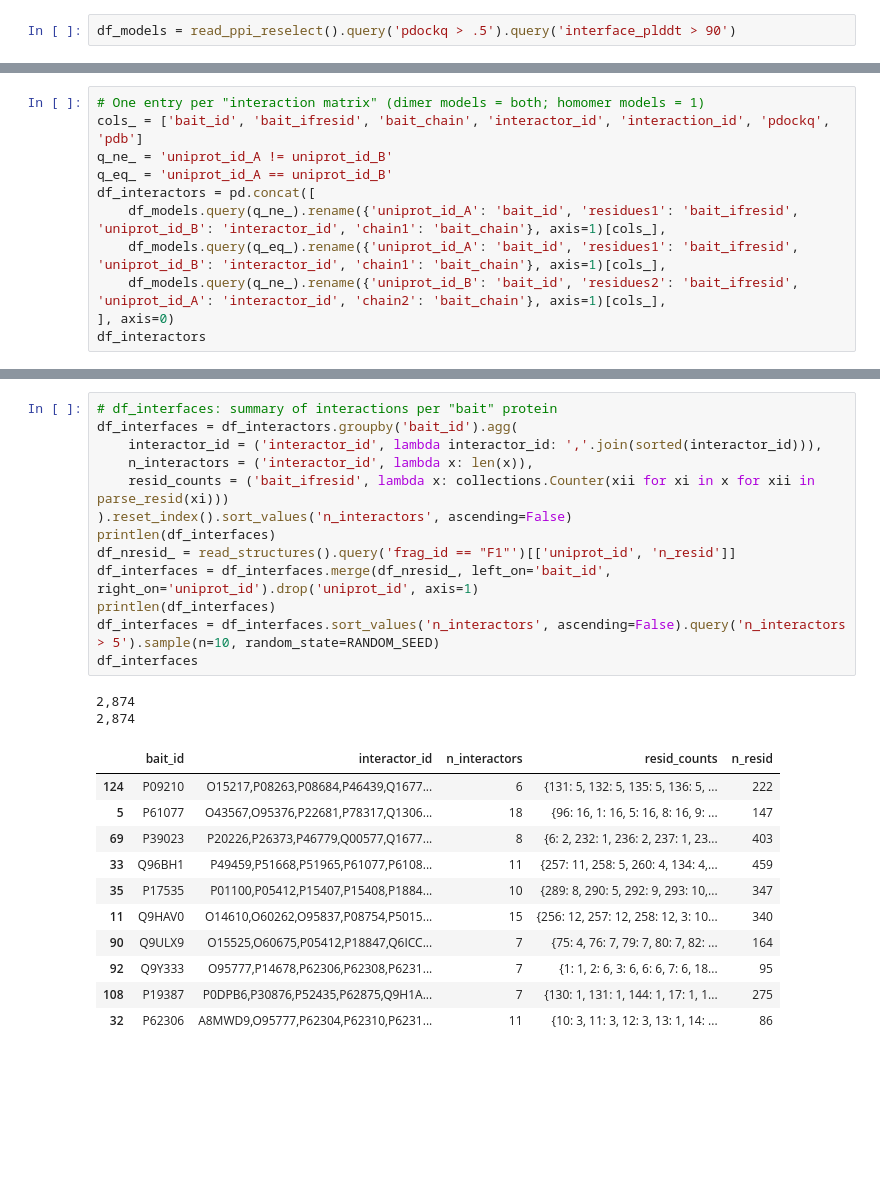
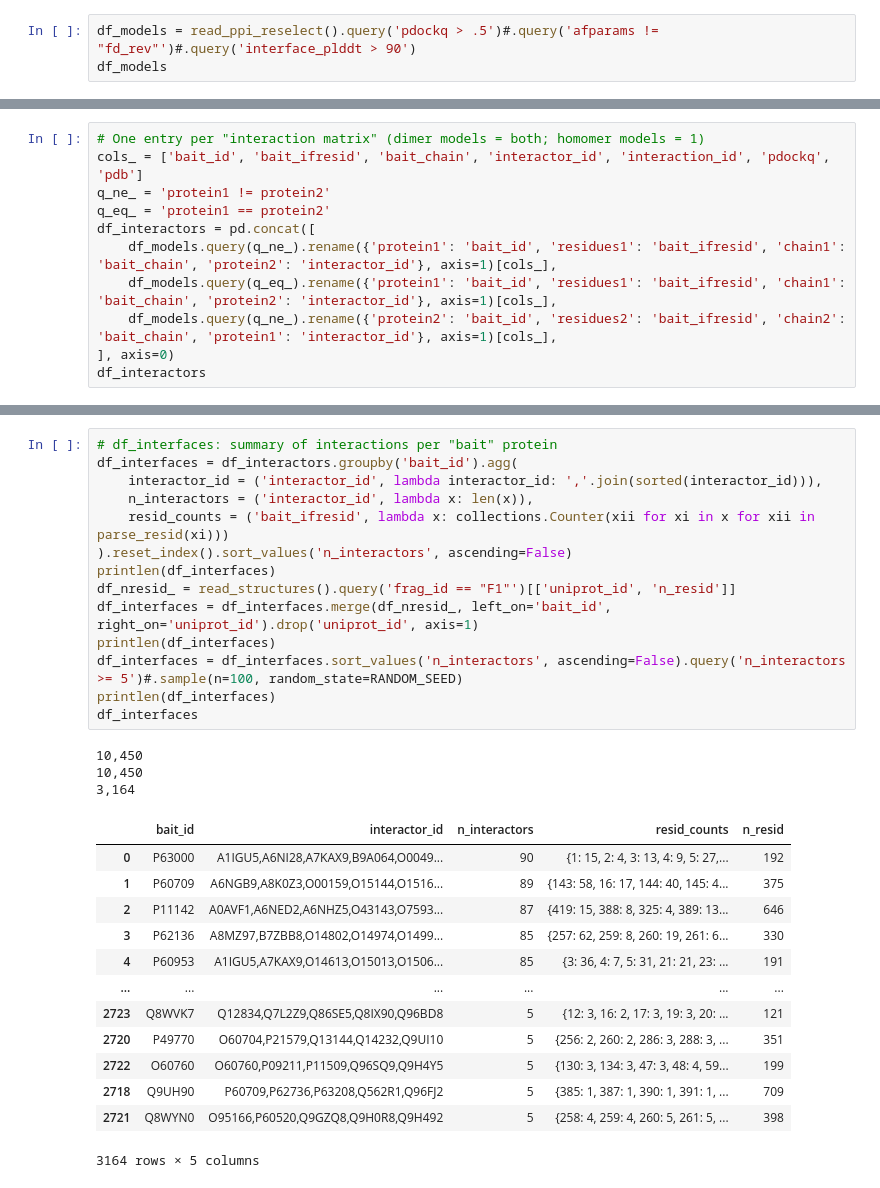
Before and after one commit to jurgjn/af2genomics, a Jupyter notebook: notebooks/interactions/interface_clusters.ipynb, the cells around one changed output, grey strips where cells are left out. Saved outputs shown, nothing was run; the diff lists cells and outputs as text; blank space fills up the shorter version.

```diff
--- a/notebooks/interactions/interface_clusters.ipynb
+++ b/notebooks/interactions/interface_clusters.ipynb
@@ -7,3 +9,4 @@ from af2genomics import *
 # %%
-df_models = read_ppi_reselect().query('pdockq > .5').query('interface_plddt > 90')
+df_models = read_ppi_reselect().query('pdockq > .5')#.query('afparams != "fd_rev"')#.query('interface_plddt > 90')
+df_models
 # %% [output]
@@ -16,12 +32,12 @@ df_models = read_ppi_reselect().query('pdockq > .5').query('interface_plddt > 90
 # %%
 # One entry per "interaction matrix" (dimer models = both; homomer models = 1)
 cols_ = ['bait_id', 'bait_ifresid', 'bait_chain', 'interactor_id', 'interaction_id', 'pdockq', 'pdb']
-q_ne_ = 'uniprot_id_A != uniprot_id_B'
-q_eq_ = 'uniprot_id_A == uniprot_id_B'
+q_ne_ = 'protein1 != protein2'
+q_eq_ = 'protein1 == protein2'
 df_interactors = pd.concat([
-    df_models.query(q_ne_).rename({'uniprot_id_A': 'bait_id', 'residues1': 'bait_ifresid', 'uniprot_id_B': 'interactor_id', 'chain1': 'bait_chain'}, axis=1)[cols_],
-    df_models.query(q_eq_).rename({'uniprot_id_A': 'bait_id', 'residues1': 'bait_ifresid', 'uniprot_id_B': 'interactor_id', 'chain1': 'bait_chain'}, axis=1)[cols_],
-    df_models.query(q_ne_).rename({'uniprot_id_B': 'bait_id', 'residues2': 'bait_ifresid', 'uniprot_id_A': 'interactor_id', 'chain2': 'bait_chain'}, axis=1)[cols_],
+    df_models.query(q_ne_).rename({'protein1': 'bait_id', 'residues1': 'bait_ifresid', 'chain1': 'bait_chain', 'protein2': 'interactor_id'}, axis=1)[cols_],
+    df_models.query(q_eq_).rename({'protein1': 'bait_id', 'residues1': 'bait_ifresid', 'chain1': 'bait_chain', 'protein2': 'interactor_id'}, axis=1)[cols_],
+    df_models.query(q_ne_).rename({'protein2': 'bait_id', 'residues2': 'bait_ifresid', 'chain2': 'bait_chain', 'protein1': 'interactor_id'}, axis=1)[cols_],
 ], axis=0)
 df_interactors
 # %% [output]
@@ -41,29 +57,33 @@ df_interactors
 # %%
 # df_interfaces: summary of interactions per "bait" protein
 df_interfaces = df_interactors.groupby('bait_id').agg(
     interactor_id = ('interactor_id', lambda interactor_id: ','.join(sorted(interactor_id))),
     n_interactors = ('interactor_id', lambda x: len(x)),
     resid_counts = ('bait_ifresid', lambda x: collections.Counter(xii for xi in x for xii in parse_resid(xi)))
 ).reset_index().sort_values('n_interactors', ascending=False)
 printlen(df_interfaces)
 df_nresid_ = read_structures().query('frag_id == "F1"')[['uniprot_id', 'n_resid']]
 df_interfaces = df_interfaces.merge(df_nresid_, left_on='bait_id', right_on='uniprot_id').drop('uniprot_id', axis=1)
 printlen(df_interfaces)
-df_interfaces = df_interfaces.sort_values('n_interactors', ascending=False).query('n_interactors > 5').sample(n=10, random_state=RANDOM_SEED)
+df_interfaces = df_interfaces.sort_values('n_interactors', ascending=False).query('n_interactors >= 5')#.sample(n=100, random_state=RANDOM_SEED)
+printlen(df_interfaces)
 df_interfaces
 # %% [output]
-2,874
-2,874
+10,450
+10,450
+3,164
 |  | bait_id | interactor_id | n_interactors | resid_counts | n_resid |
-| 124 | P09210 | O15217,P08263,P08684,P46439,Q1677... | 6 | {131: 5, 132: 5, 135: 5, 136: 5, ... | 222 |
-| 5 | P61077 | O43567,O95376,P22681,P78317,Q1306... | 18 | {96: 16, 1: 16, 5: 16, 8: 16, 9: ... | 147 |
-| 69 | P39023 | P20226,P26373,P46779,Q00577,Q1677... | 8 | {6: 2, 232: 1, 236: 2, 237: 1, 23... | 403 |
-| 33 | Q96BH1 | P49459,P51668,P51965,P61077,P6108... | 11 | {257: 11, 258: 5, 260: 4, 134: 4,... | 459 |
-| 35 | P17535 | P01100,P05412,P15407,P15408,P1884... | 10 | {289: 8, 290: 5, 292: 9, 293: 10,... | 347 |
-| 11 | Q9HAV0 | O14610,O60262,O95837,P08754,P5015... | 15 | {256: 12, 257: 12, 258: 12, 3: 10... | 340 |
-| 90 | Q9ULX9 | O15525,O60675,P05412,P18847,Q6ICC... | 7 | {75: 4, 76: 7, 79: 7, 80: 7, 82: ... | 164 |
-| 92 | Q9Y333 | O95777,P14678,P62306,P62308,P6231... | 7 | {1: 1, 2: 6, 3: 6, 6: 6, 7: 6, 18... | 95 |
-| 108 | P19387 | P0DPB6,P30876,P52435,P62875,Q9H1A... | 7 | {130: 1, 131: 1, 144: 1, 17: 1, 1... | 275 |
-| 32 | P62306 | A8MWD9,O95777,P62304,P62310,P6231... | 11 | {10: 3, 11: 3, 12: 3, 13: 1, 14: ... | 86 |
+| 0 | P63000 | A1IGU5,A6NI28,A7KAX9,B9A064,O0049... | 90 | {1: 15, 2: 4, 3: 13, 4: 9, 5: 27,... | 192 |
+| 1 | P60709 | A6NGB9,A8K0Z3,O00159,O15144,O1516... | 89 | {143: 58, 16: 17, 144: 40, 145: 4... | 375 |
+| 2 | P11142 | A0AVF1,A6NED2,A6NHZ5,O43143,O7593... | 87 | {419: 15, 388: 8, 325: 4, 389: 13... | 646 |
+| 3 | P62136 | A8MZ97,B7ZBB8,O14802,O14974,O1499... | 85 | {257: 62, 259: 8, 260: 19, 261: 6... | 330 |
+| 4 | P60953 | A1IGU5,A7KAX9,O14613,O15013,O1506... | 85 | {3: 36, 4: 7, 5: 31, 21: 21, 23: ... | 191 |
+| ... | ... | ... | ... | ... | ... |
+| 2723 | Q8WVK7 | Q12834,Q7L2Z9,Q86SE5,Q8IX90,Q96BD8 | 5 | {12: 3, 16: 2, 17: 3, 19: 3, 20: ... | 121 |
+| 2720 | P49770 | O60704,P21579,Q13144,Q14232,Q9UI10 | 5 | {256: 2, 260: 2, 286: 3, 288: 3, ... | 351 |
+| 2722 | O60760 | O60760,P09211,P11509,Q96SQ9,Q9H4Y5 | 5 | {130: 3, 134: 3, 47: 3, 48: 4, 59... | 199 |
+| 2718 | Q9UH90 | P60709,P62736,P63208,Q562R1,Q96FJ2 | 5 | {385: 1, 387: 1, 390: 1, 391: 1, ... | 709 |
+| 2721 | Q8WYN0 | O95166,P60520,Q9GZQ8,Q9H0R8,Q9H492 | 5 | {258: 4, 259: 4, 260: 5, 261: 5, ... | 398 |
+3164 rows × 5 columns
 # %%
 # Cluster single example
```
Also changed, not shown: parts of 6 cells of this notebook, 2 other files.
